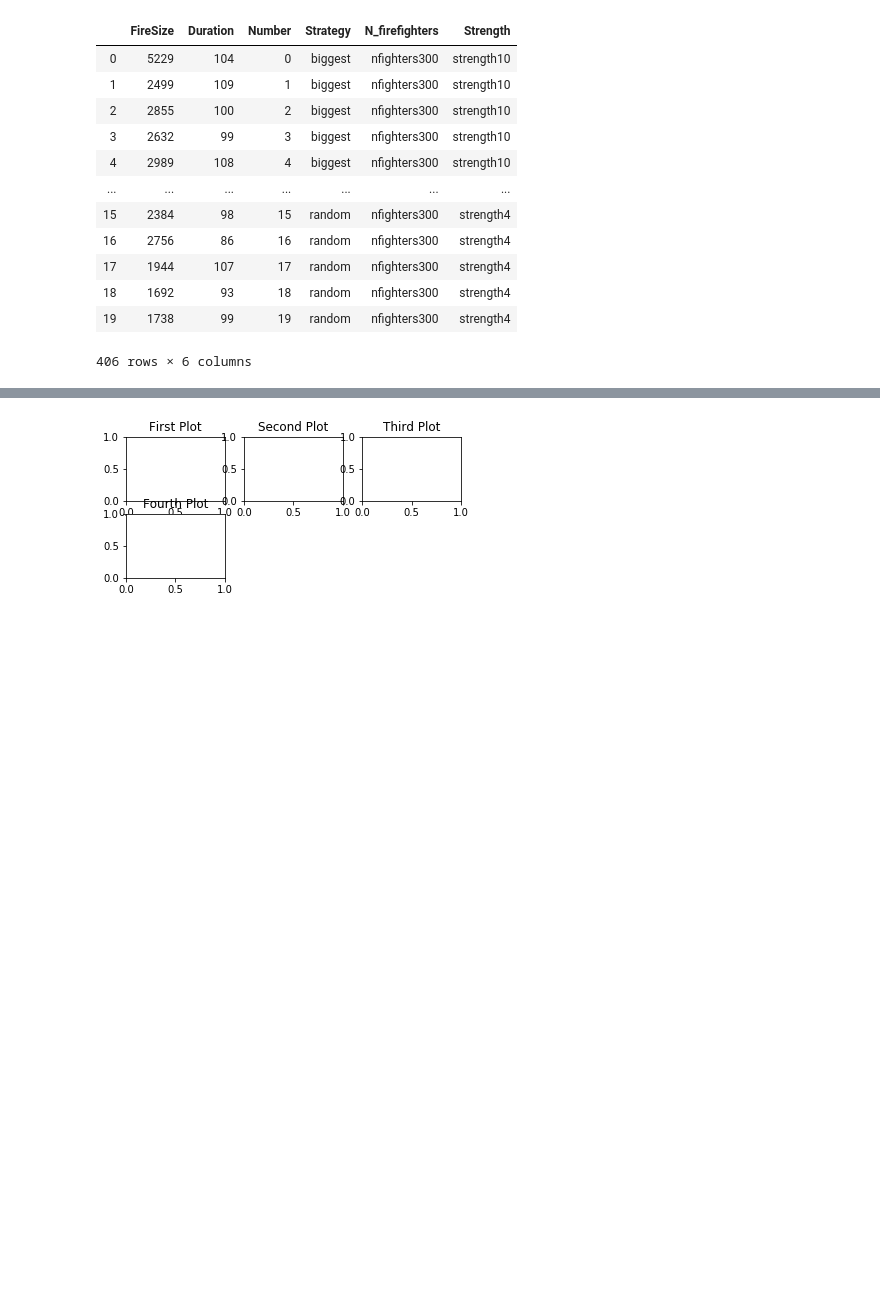
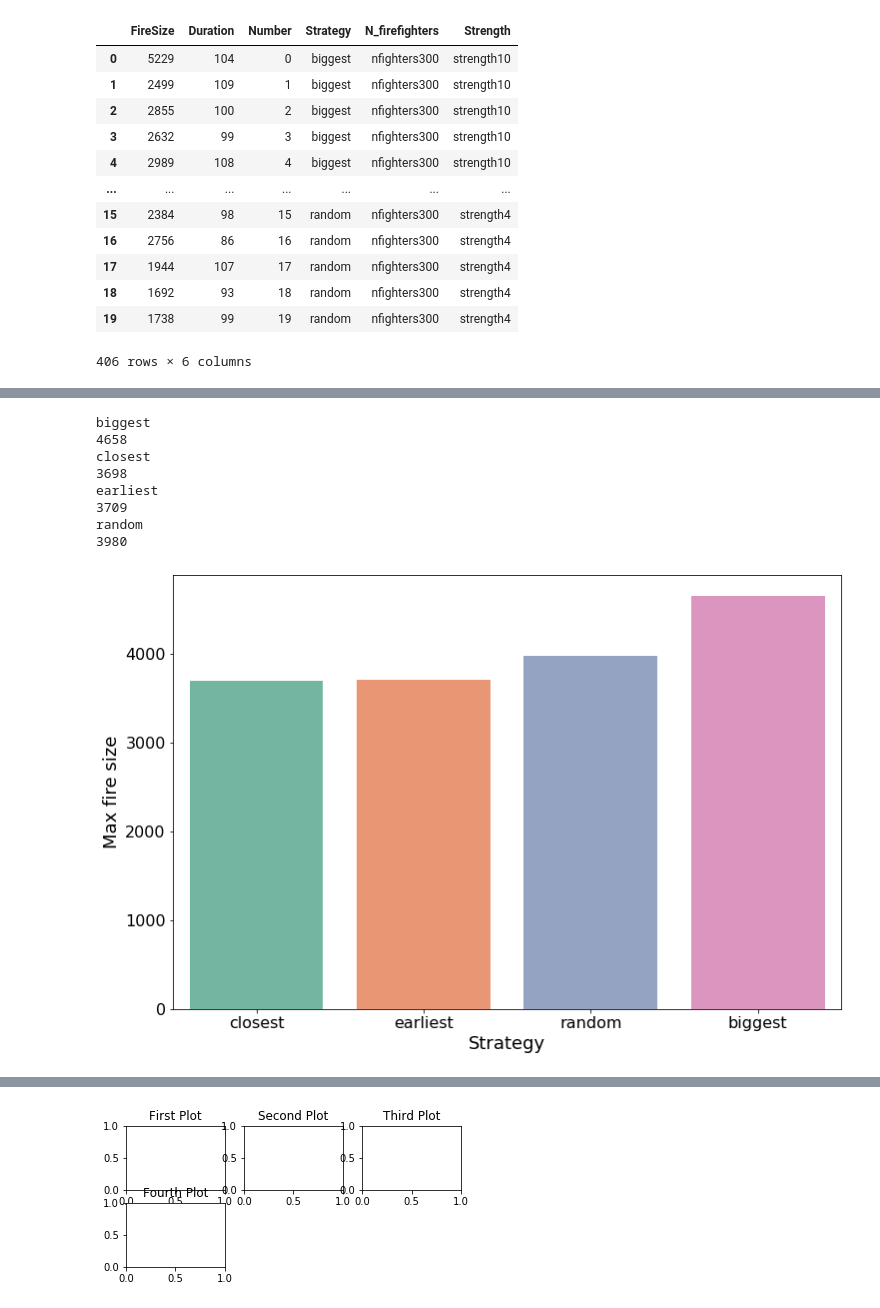
Before and after one commit to GLaDAP/Complex_Systems_2021, a Jupyter notebook: Figures.ipynb, the cells around one changed output, grey strips where cells are left out. Saved outputs shown, nothing was run; the diff lists cells and outputs as text; code cells hidden in the pictures; blank space fills up the shorter version.

```diff
--- a/Figures.ipynb
+++ b/Figures.ipynb
@@ -153 +201,27 @@ plt.show()
+# %%
+data_help = data_counter[(data_counter['N_firefighters'] == 'nfighters300') & (data_counter['Strength'] == 'strength10')]
+max_sizes = []
+for strat in data_help['Strategy'].unique():
+    size = data_help.loc[data_help['Strategy'] == strat,'Max area'].max()
+    print(strat)
+    print(size)
+    max_sizes.append(size)
+
+max_sizes.sort()
+max_sizes
+# sns.countplot(data=data[data['N_firefighters'] == 'nfighters300'], x='Strategy')
+sns.barplot(x=['closest','earliest','random','biggest'],y=max_sizes)
+plt.ylabel('Max fire size')
+plt.xlabel(f'Strategy')
+plt.savefig('strategy_maxsize.jpg')
+# %% [output]
+biggest
+4658
+closest
+3698
+earliest
+3709
+random
+3980
+[figure, added]
 # %%
```
Also changed, not shown: parts of 17 cells of this notebook.
